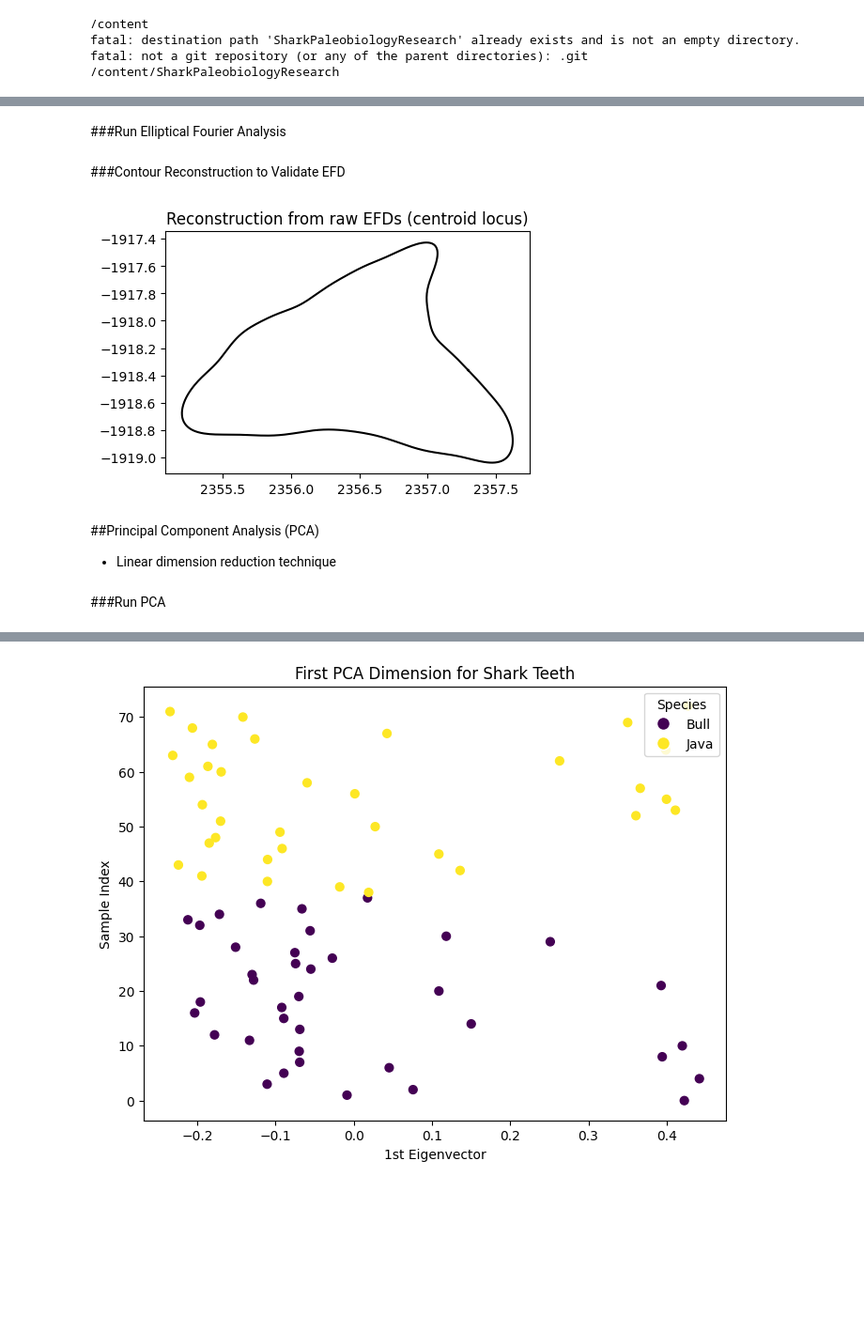
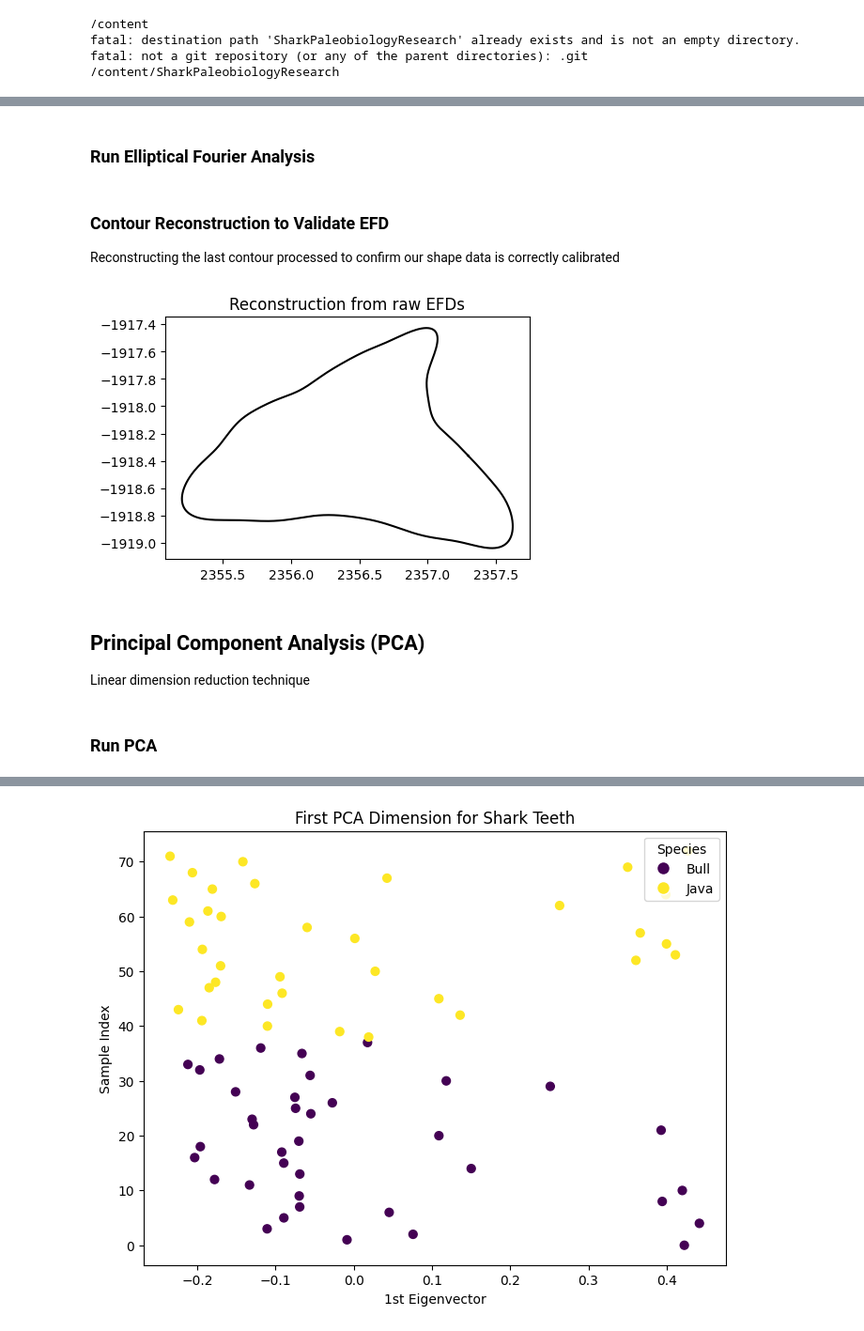
Before and after one commit to zxhom26/SharkPaleobiologyResearch, a Jupyter notebook: Image_Processing_and_EFA.ipynb, the cells around one changed output, grey strips where cells are left out. Shown at 94% size. Cells and saved outputs as stored; diff of their text form; code cells hidden in the pictures; blank space fills up the shorter version.

```diff
--- a/Image_Processing_and_EFA.ipynb
+++ b/Image_Processing_and_EFA.ipynb
@@ -102,25 +104,26 @@ def process_shark_images(folder, species_label, efd_order=15):
     df = pd.DataFrame(records)
     return df, contour, efd
 # %% [markdown]
-###Run Elliptical Fourier Analysis
+### Run Elliptical Fourier Analysis
 # %%
 df_bull, bull_contour, last_bull_efd = process_shark_images('/content/SharkPaleobiologyResearch/Bull/','Bull')
 df_java, java_contour, last_java_efd = process_shark_images('/content/SharkPaleobiologyResearch/Java/','Java')
 # %% [markdown]
-###Contour Reconstruction to Validate EFD
+### Contour Reconstruction to Validate EFD
+Reconstructing the last contour processed to confirm our shape data is correctly calibrated
 # %%
 # Reconstruct contour test
 A0 = bull_contour[:,0].mean()   # mean x
 C0 = bull_contour[:,1].mean()   # mean y
 recon = reconstruct_contour(last_bull_efd, locus=(A0, C0), num_points=400)
 x, y = recon[:,0], recon[:,1]
 plt.figure(figsize=(5,6))
 plt.plot(x, -y, '-k')                          # invert y to match cv2 visual coords
 plt.gca().set_aspect('equal', adjustable='box')
-plt.title('Reconstruction from raw EFDs (centroid locus)')
+plt.title('Reconstruction from raw EFDs')
 plt.show()
 # %% [output]
-[figure, old version]
+[figure, new version]
 # %% [markdown]
-##Principal Component Analysis (PCA)
-- Linear dimension reduction technique
+## Principal Component Analysis (PCA)
+Linear dimension reduction technique
@@ -132,5 +130,5 @@ plt.show()
 # %% [markdown]
-###Run PCA
+### Run PCA
 # %%
 def pca_decomposition(df, n_components=1):
     # Flatten each EFD coefficient matrix into a row vector
```
Also changed, not shown: parts of 10 cells of this notebook.
